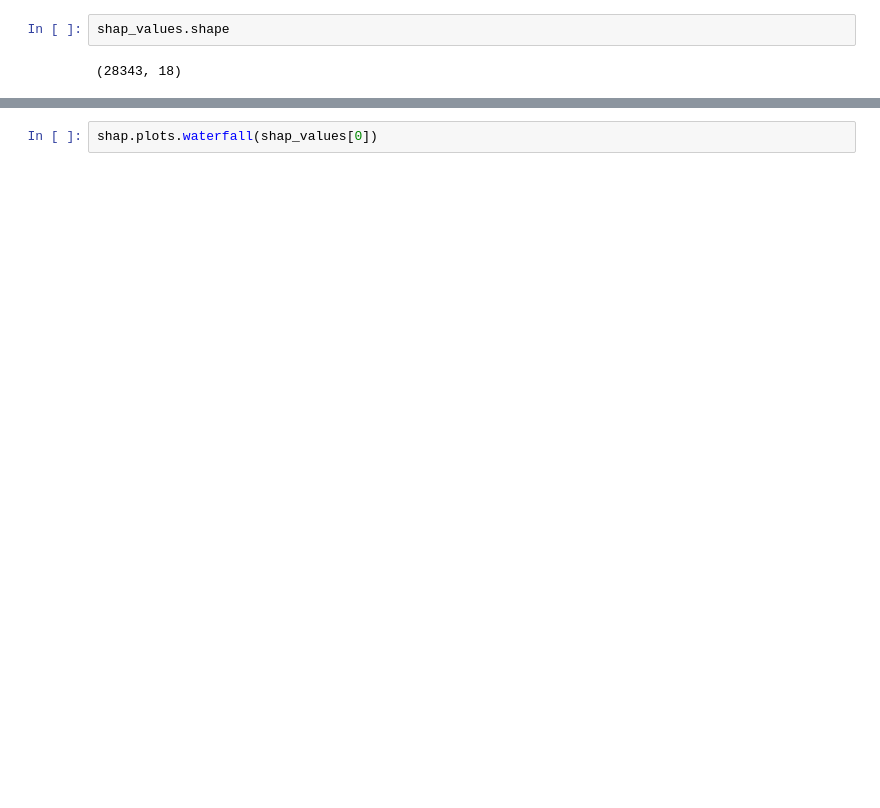
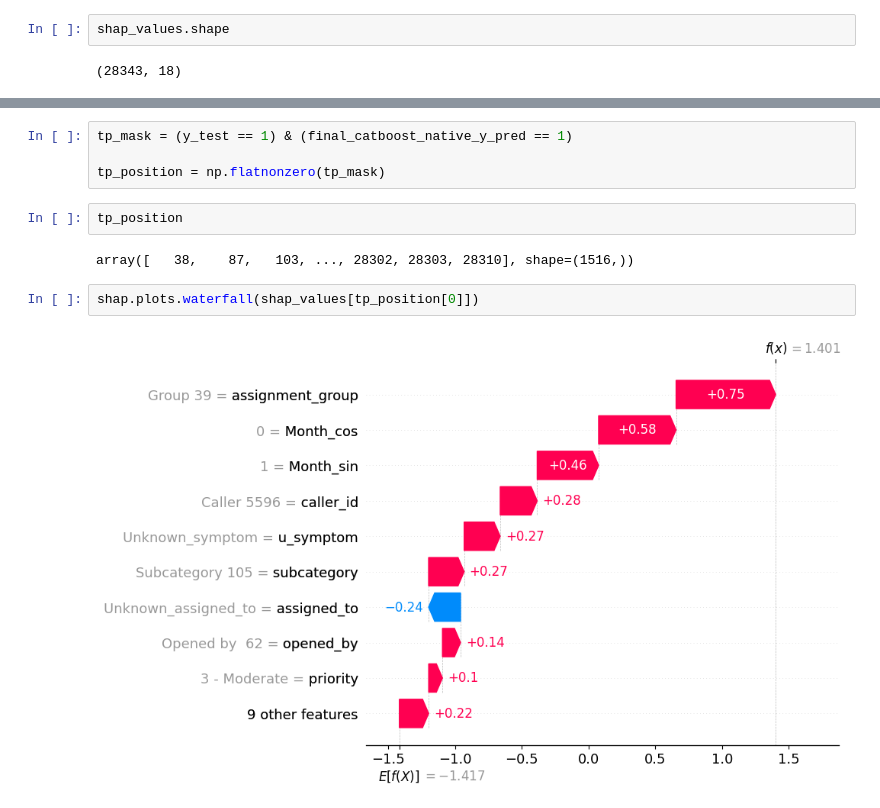
Before and after one commit to pinnusaikiran/AI-incident-intelligence-platform, a Jupyter notebook: notebooks/modeling/05_model_training.ipynb, the cells around one changed output, grey strips where cells are left out. Drawn from its saved outputs; the diff is of its cells as text; blank space fills up the shorter version.

Commit message:
Completed with Shap

```diff
--- a/notebooks/modeling/05_model_training.ipynb
+++ b/notebooks/modeling/05_model_training.ipynb
@@ -2681,2 +2688,12 @@ shap.summary_plot(shap_values)
 # %%
-shap.plots.waterfall(shap_values[0])
+tp_mask = (y_test == 1) & (final_catboost_native_y_pred == 1)
+
+tp_position = np.flatnonzero(tp_mask)
+# %%
+tp_position
+# %% [output]
+array([   38,    87,   103, ..., 28302, 28303, 28310], shape=(1516,))
+# %%
+shap.plots.waterfall(shap_values[tp_position[0]])
+# %% [output]
+[figure, added]
```
Also changed, not shown: parts of 28 cells of this notebook, 4 other files.
